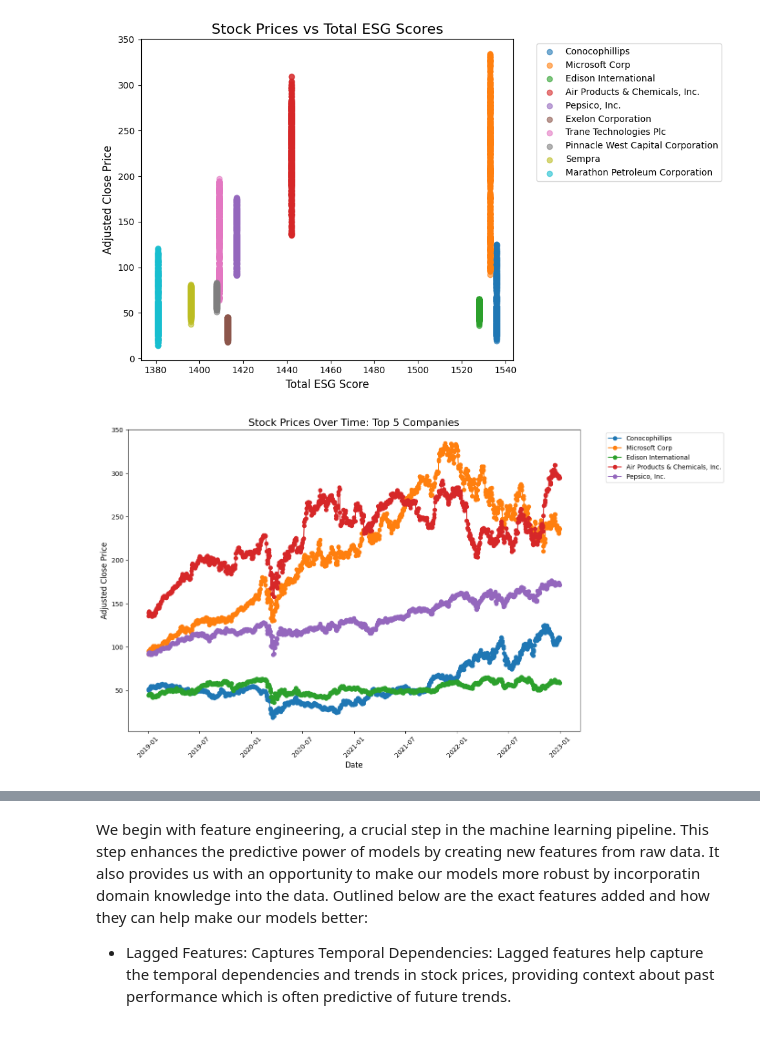
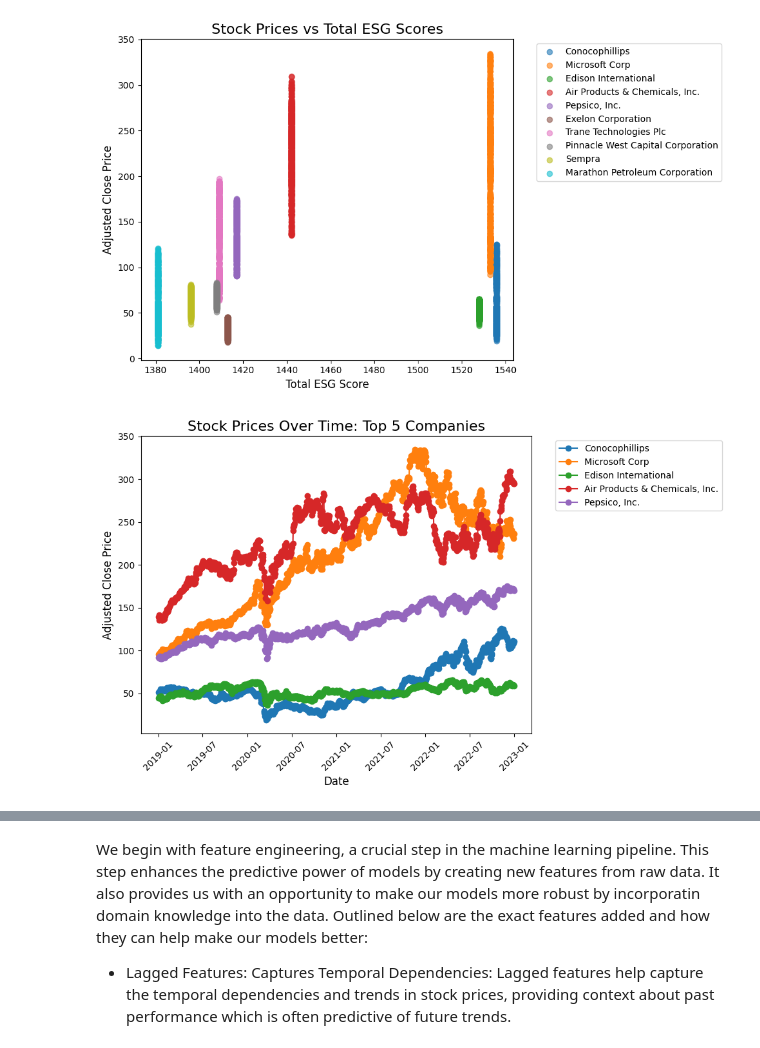
Before and after one commit to JacquelynGarcia/ESGStockPredictor, a Jupyter notebook: FinalProject_Group025_FA24_with_changes.ipynb, the cells around one changed output, grey strips where cells are left out. Saved outputs shown, nothing was run; the diff lists cells and outputs as text; code cells hidden in the pictures.

```diff
--- a/FinalProject_Group025_FA24_with_changes.ipynb
+++ b/FinalProject_Group025_FA24_with_changes.ipynb
@@ -382,21 +380,21 @@ selected_names = top_5["Name"].tolist() + bottom_5["Name"].tolist()
 # Filtering final_data for only these companies
 filtered_data = final_data[final_data["Name"].isin(selected_names)]
 # %%
-plt.figure(figsize=(14, 8))
+plt.figure(figsize=(10, 6))
 
 for name in top_5["Name"]:
     company_data = filtered_data[filtered_data["Name"] == name]
     plt.plot(company_data["Date"], company_data["adj_close"], marker="o", label=name)
 
 plt.title("Stock Prices Over Time: Top 5 Companies", fontsize=16)
 plt.xlabel("Date", fontsize=12)
 plt.ylabel("Adjusted Close Price", fontsize=12)
 plt.legend(bbox_to_anchor=(1.05, 1), loc="upper left", fontsize=10)
 plt.xticks(rotation=45)
 plt.tight_layout()
 plt.show()
 # %% [output]
-[figure, old version]
+[figure, new version]
 # %%
 # Comparative scores for Bottom 10 ESG Scores Companies
 bottom_10_companies = agg_data.sort_values(by="total_score", ascending=True).head(10)
```
Also changed, not shown: parts of 8 cells of this notebook.
